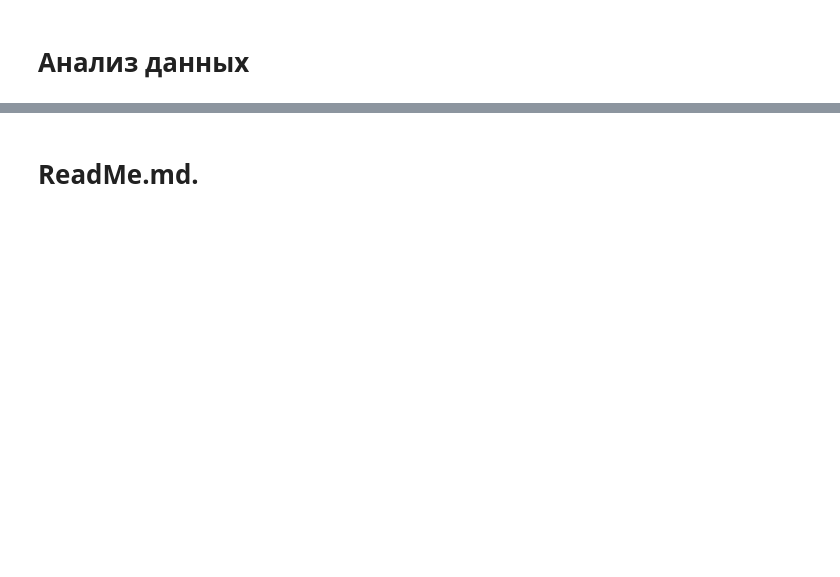
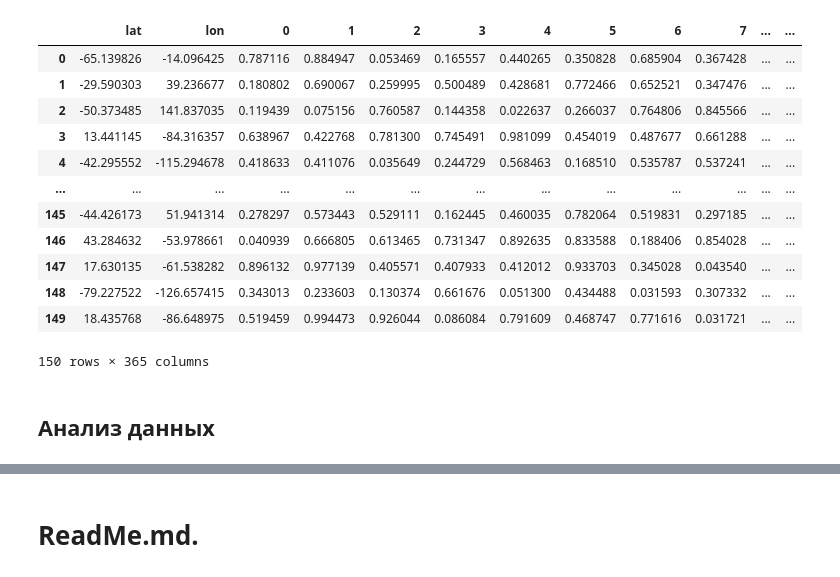
Before and after one commit to Artuom-collab/VK_Hackaton, a Jupyter notebook: Профильная_задача_стажировки_VK.ipynb, the cells around one changed output, grey strips where cells are left out. Cells and saved outputs as stored; diff of their text form; code cells hidden in the pictures; blank space fills up the shorter version.

```diff
--- a/Профильная_задача_стажировки_VK.ipynb
+++ b/Профильная_задача_стажировки_VK.ipynb
@@ -2,0 +5,30 @@
+# %%
+import pandas as pd
+import numpy as np
+
+# Создаем базовый train.csv
+train_df = pd.DataFrame({
+    'id': range(1, 101),  # Пример: 100 объектов
+    'lat': np.random.uniform(-90, 90, 100),
+    'lon': np.random.uniform(-180, 180, 100),
+    'score': np.random.randint(1, 100, 100)  # Простое случайное заполнение
+})
+
+# Создаем базовый test.csv
+test_df = pd.DataFrame({
+    'id': range(101, 151),  # Пример: 50 объектов
+    'lat': np.random.uniform(-90, 90, 50),
+    'lon': np.random.uniform(-180, 180, 50)
+})
+
+# Создаем базовый features.csv
+features_df = pd.DataFrame({
+    'lat': np.random.uniform(-90, 90, 150),
+    'lon': np.random.uniform(-180, 180, 150),
+    **{str(i): np.random.rand(150) for i in range(363)}  # 362 признака
+})
+
+# Сохраняем в CSV (этот шаг можно пропустить, если работаем только в памяти)
+train_df.to_csv('train.csv', index=False)
+test_df.to_csv('test.csv', index=False)
+features_df.to_csv('features.csv', index=False)
@@ -3,5 +71,21 @@
+# %%
+features_df
+# %% [output]
+|  | lat | lon | 0 | 1 | 2 | 3 | 4 | 5 | 6 | 7 | ... | ... |
+| 0 | -65.139826 | -14.096425 | 0.787116 | 0.884947 | 0.053469 | 0.165557 | 0.440265 | 0.350828 | 0.685904 | 0.367428 | ... | ... |
+| 1 | -29.590303 | 39.236677 | 0.180802 | 0.690067 | 0.259995 | 0.500489 | 0.428681 | 0.772466 | 0.652521 | 0.347476 | ... | ... |
+| 2 | -50.373485 | 141.837035 | 0.119439 | 0.075156 | 0.760587 | 0.144358 | 0.022637 | 0.266037 | 0.764806 | 0.845566 | ... | ... |
+| 3 | 13.441145 | -84.316357 | 0.638967 | 0.422768 | 0.781300 | 0.745491 | 0.981099 | 0.454019 | 0.487677 | 0.661288 | ... | ... |
+| 4 | -42.295552 | -115.294678 | 0.418633 | 0.411076 | 0.035649 | 0.244729 | 0.568463 | 0.168510 | 0.535787 | 0.537241 | ... | ... |
+| ... | ... | ... | ... | ... | ... | ... | ... | ... | ... | ... | ... | ... |
+| 145 | -44.426173 | 51.941314 | 0.278297 | 0.573443 | 0.529111 | 0.162445 | 0.460035 | 0.782064 | 0.519831 | 0.297185 | ... | ... |
+| 146 | 43.284632 | -53.978661 | 0.040939 | 0.666805 | 0.613465 | 0.731347 | 0.892635 | 0.833588 | 0.188406 | 0.854028 | ... | ... |
+| 147 | 17.630135 | -61.538282 | 0.896132 | 0.977139 | 0.405571 | 0.407933 | 0.412012 | 0.933703 | 0.345028 | 0.043540 | ... | ... |
+| 148 | -79.227522 | -126.657415 | 0.343013 | 0.233603 | 0.130374 | 0.661676 | 0.051300 | 0.434488 | 0.031593 | 0.307332 | ... | ... |
+| 149 | 18.435768 | -86.648975 | 0.519459 | 0.994473 | 0.926044 | 0.086084 | 0.791609 | 0.468747 | 0.771616 | 0.031721 | ... | ... |
+150 rows × 365 columns
 # %% [markdown]
-# Анализ данных
+## Анализ данных
 # %%
 import pandas as pd
 # Загрузка данных
```
Also changed, not shown: parts of 19 cells of this notebook.
